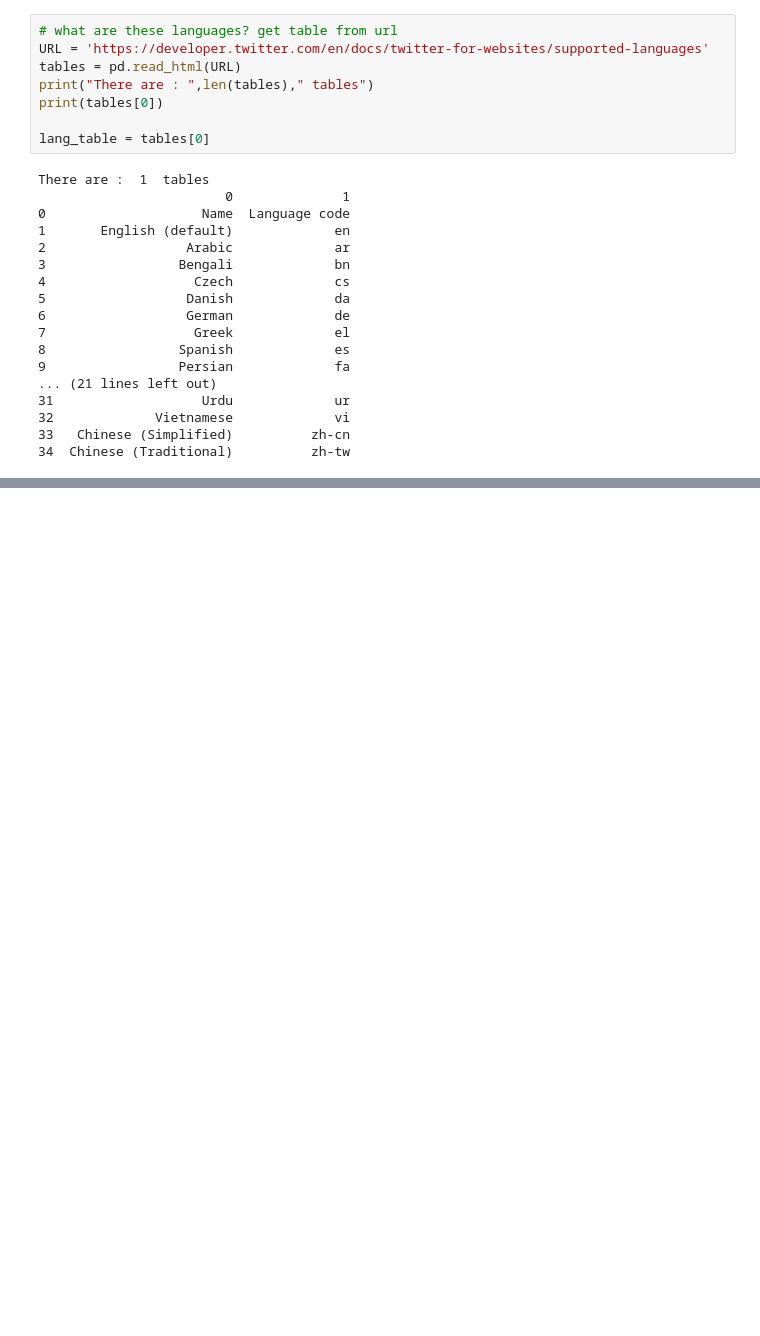
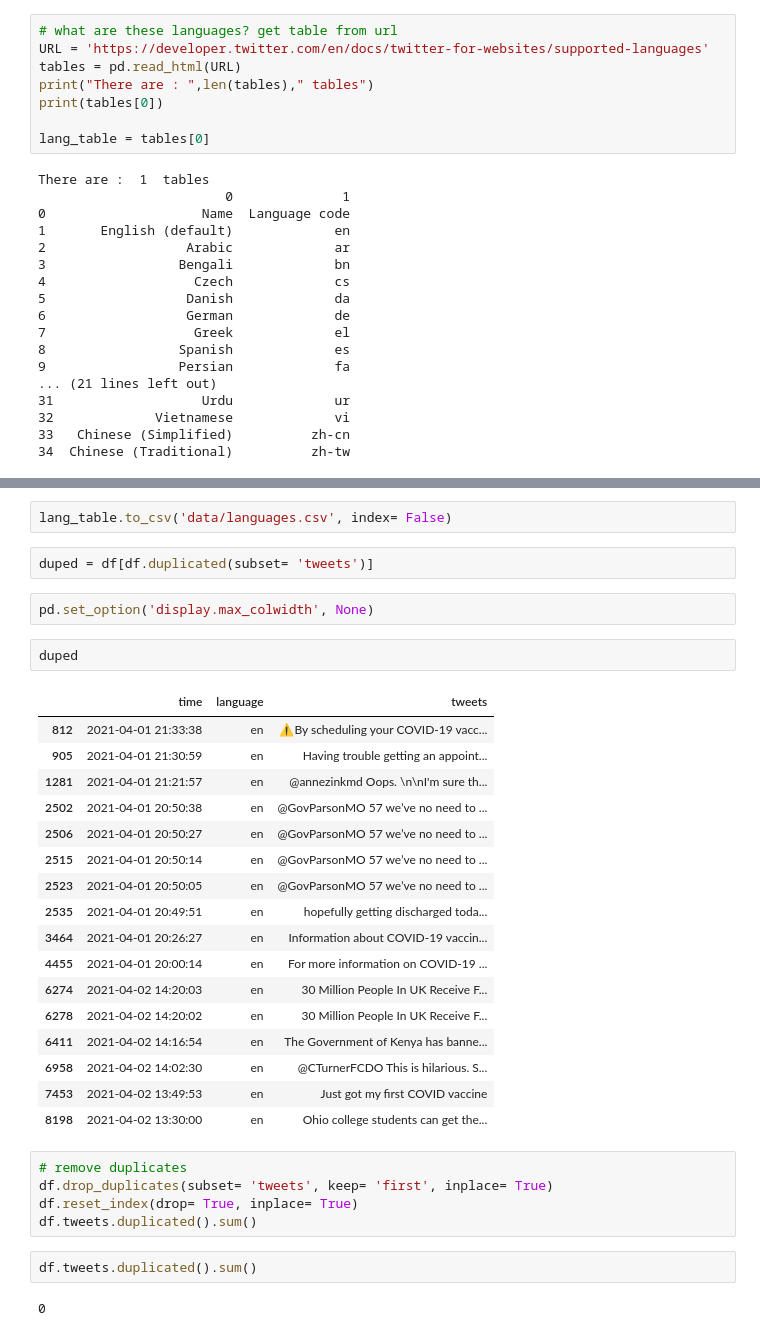
Before and after one commit to cassnutt/worldwide_covid19_vaccines, a Jupyter notebook: Twitter Workbook.ipynb, the cells around one changed output, grey strips where cells are left out. Saved outputs shown, nothing was run; the diff lists cells and outputs as text; blank space fills up the shorter version.

```diff
--- a/Twitter Workbook.ipynb
+++ b/Twitter Workbook.ipynb
@@ -376,0 +392,35 @@ lang_table
+# %%
+lang_table.to_csv('data/languages.csv', index= False)
+# %%
+duped = df[df.duplicated(subset= 'tweets')]
+# %%
+pd.set_option('display.max_colwidth', None)
+# %%
+duped
+# %% [output]
+|  | time | language | tweets |
+| 812 | 2021-04-01 21:33:38 | en | ⚠By scheduling your COVID-19 vacc... |
+| 905 | 2021-04-01 21:30:59 | en | Having trouble getting an appoint... |
+| 1281 | 2021-04-01 21:21:57 | en | @annezinkmd Oops. \n\nI'm sure th... |
+| 2502 | 2021-04-01 20:50:38 | en | @GovParsonMO 57 we’ve no need to ... |
+| 2506 | 2021-04-01 20:50:27 | en | @GovParsonMO 57 we’ve no need to ... |
+| 2515 | 2021-04-01 20:50:14 | en | @GovParsonMO 57 we’ve no need to ... |
+| 2523 | 2021-04-01 20:50:05 | en | @GovParsonMO 57 we’ve no need to ... |
+| 2535 | 2021-04-01 20:49:51 | en | hopefully getting discharged toda... |
+| 3464 | 2021-04-01 20:26:27 | en | Information about COVID-19 vaccin... |
+| 4455 | 2021-04-01 20:00:14 | en | For more information on COVID-19 ... |
+| 6274 | 2021-04-02 14:20:03 | en | 30 Million People In UK Receive F... |
+| 6278 | 2021-04-02 14:20:02 | en | 30 Million People In UK Receive F... |
+| 6411 | 2021-04-02 14:16:54 | en | The Government of Kenya has banne... |
+| 6958 | 2021-04-02 14:02:30 | en | @CTurnerFCDO This is hilarious. S... |
+| 7453 | 2021-04-02 13:49:53 | en | Just got my first COVID vaccine |
+| 8198 | 2021-04-02 13:30:00 | en | Ohio college students can get the... |
+# %%
+# remove duplicates
+df.drop_duplicates(subset= 'tweets', keep= 'first', inplace= True)
+df.reset_index(drop= True, inplace= True)
+df.tweets.duplicated().sum()
+# %%
+df.tweets.duplicated().sum()
+# %% [output]
+0
```
Also changed, not shown: parts of 20 cells of this notebook, 4 other files.
